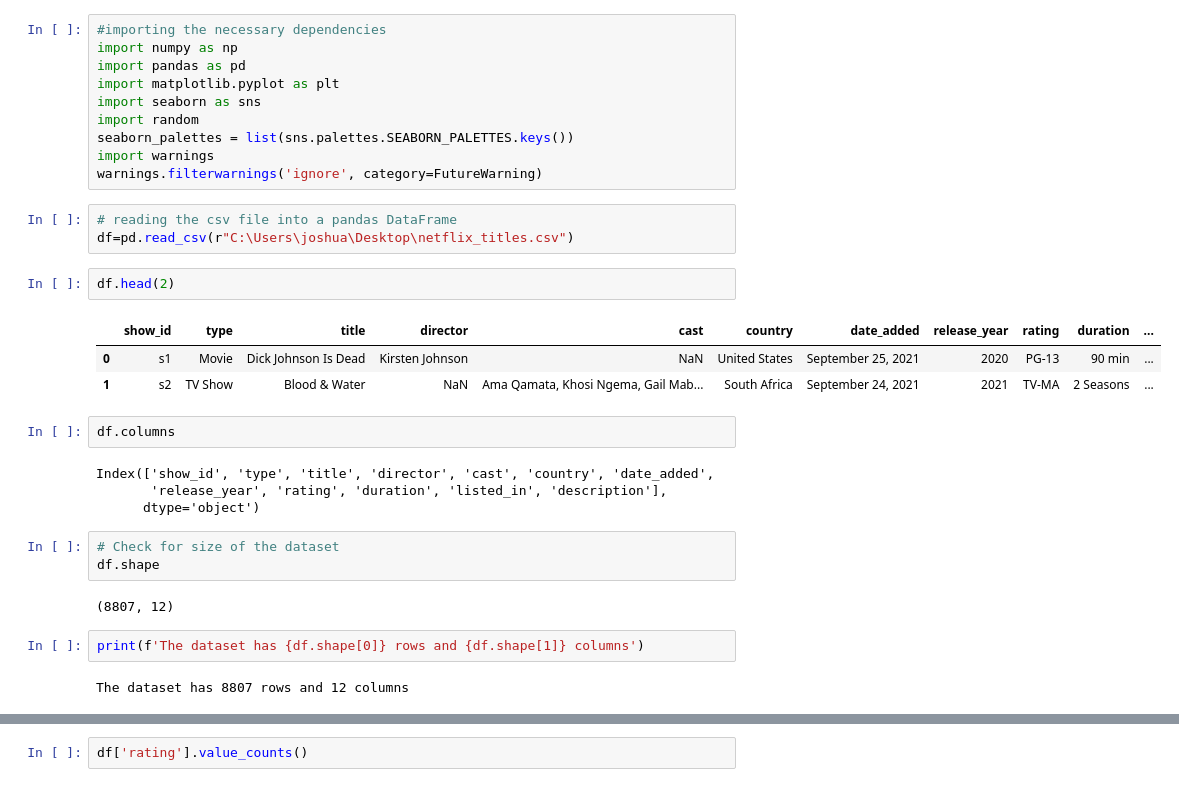
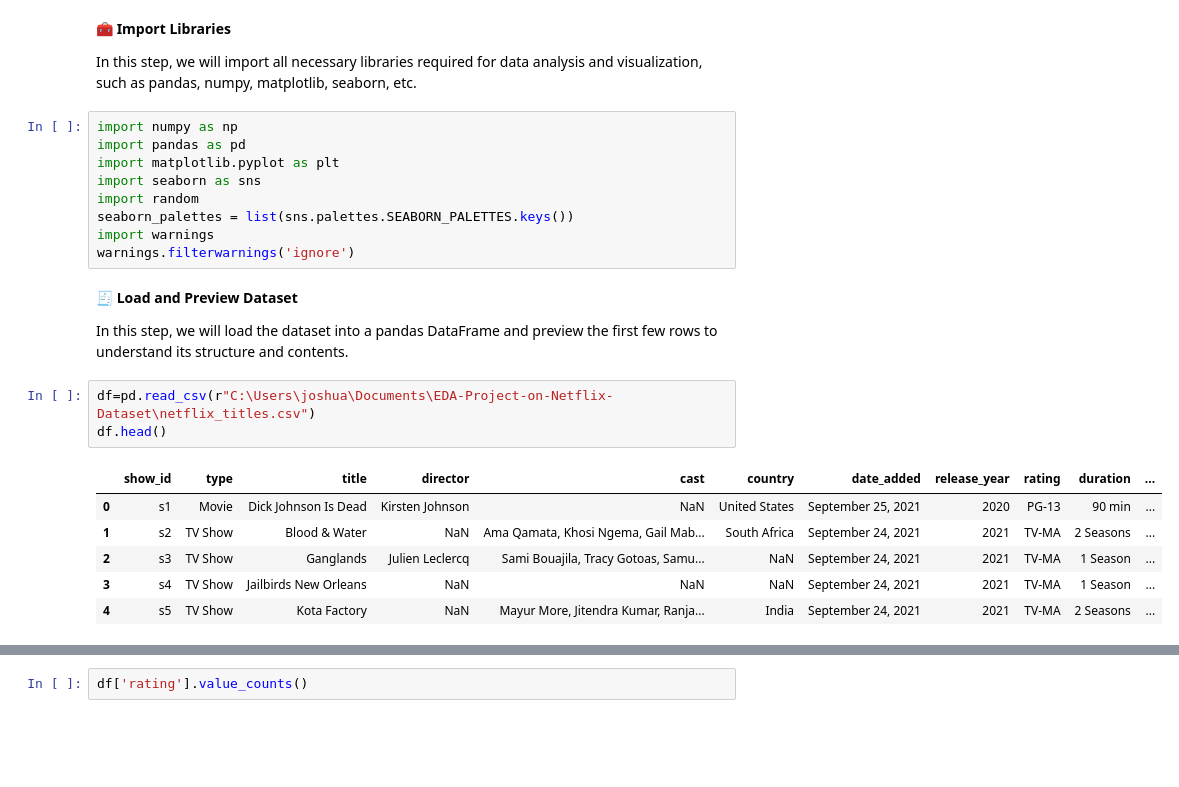
Before and after one commit to Amahianjoshua/EDA-Project-on-Netflix-Dataset, a Jupyter notebook: Netflix Project.ipynb, the cells around one changed output, grey strips where cells are left out. Cells and saved outputs as stored; diff of their text form; blank space fills up the shorter version.

```diff
--- a/Netflix Project.ipynb
+++ b/Netflix Project.ipynb
@@ -37,5 +85,8 @@ Description: The summary description
+# %% [markdown]
+🧰 **Import Libraries**
+
+In this step, we will import all necessary libraries required for data analysis and visualization, such as pandas, numpy, matplotlib, seaborn, etc.
 # %%
-#importing the necessary dependencies
 import numpy as np
 import pandas as pd
 import matplotlib.pyplot as plt
@@ -43,28 +94,18 @@ import seaborn as sns
 import random
 seaborn_palettes = list(sns.palettes.SEABORN_PALETTES.keys())
 import warnings
-warnings.filterwarnings('ignore', category=FutureWarning)
+warnings.filterwarnings('ignore')
+# %% [markdown]
+🧾 **Load and Preview Dataset**
+
+In this step, we will load the dataset into a pandas DataFrame and preview the first few rows to understand its structure and contents.
 # %%
-# reading the csv file into a pandas DataFrame
-df=pd.read_csv(r"C:\Users\joshua\Desktop\netflix_titles.csv")
+df=pd.read_csv(r"C:\Users\joshua\Documents\EDA-Project-on-Netflix-Dataset\netflix_titles.csv")
+df.head()
+# %% [output]
+|  | show_id | type | title | director | cast | country | date_added | release_year | rating | duration | ... |
+| 0 | s1 | Movie | Dick Johnson Is Dead | Kirsten Johnson | NaN | United States | September 25, 2021 | 2020 | PG-13 | 90 min | ... |
+| 1 | s2 | TV Show | Blood & Water | NaN | Ama Qamata, Khosi Ngema, Gail Mab... | South Africa | September 24, 2021 | 2021 | TV-MA | 2 Seasons | ... |
+| 2 | s3 | TV Show | Ganglands | Julien Leclercq | Sami Bouajila, Tracy Gotoas, Samu... | NaN | September 24, 2021 | 2021 | TV-MA | 1 Season | ... |
+| 3 | s4 | TV Show | Jailbirds New Orleans | NaN | NaN | NaN | September 24, 2021 | 2021 | TV-MA | 1 Season | ... |
+| 4 | s5 | TV Show | Kota Factory | NaN | Mayur More, Jitendra Kumar, Ranja... | India | September 24, 2021 | 2021 | TV-MA | 2 Seasons | ... |
-# %%
-df.head(2)
-# %% [output]
-|  | show_id | type | title | director | cast | country | date_added | release_year | rating | duration | ... |
-| 0 | s1 | Movie | Dick Johnson Is Dead | Kirsten Johnson | NaN | United States | September 25, 2021 | 2020 | PG-13 | 90 min | ... |
-| 1 | s2 | TV Show | Blood & Water | NaN | Ama Qamata, Khosi Ngema, Gail Mab... | South Africa | September 24, 2021 | 2021 | TV-MA | 2 Seasons | ... |
-# %%
-df.columns
-# %% [output]
-Index(['show_id', 'type', 'title', 'director', 'cast', 'country', 'date_added',
-       'release_year', 'rating', 'duration', 'listed_in', 'description'],
-      dtype='object')
-# %%
-# Check for size of the dataset
-df.shape
-# %% [output]
-(8807, 12)
-# %%
-print(f'The dataset has {df.shape[0]} rows and {df.shape[1]} columns')
-# %% [output]
-The dataset has 8807 rows and 12 columns
```
Also changed, not shown: parts of 40 cells of this notebook, 13 other files.
